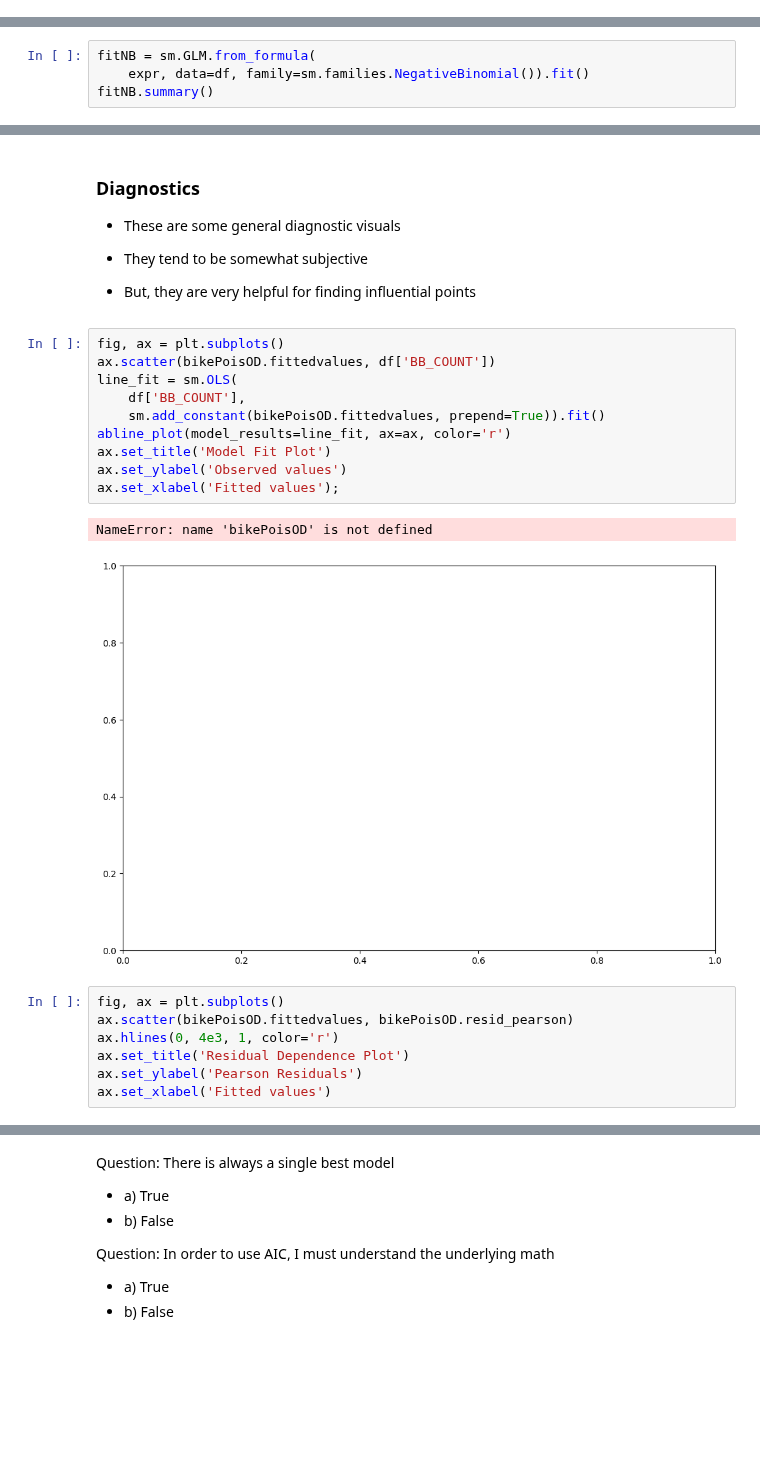
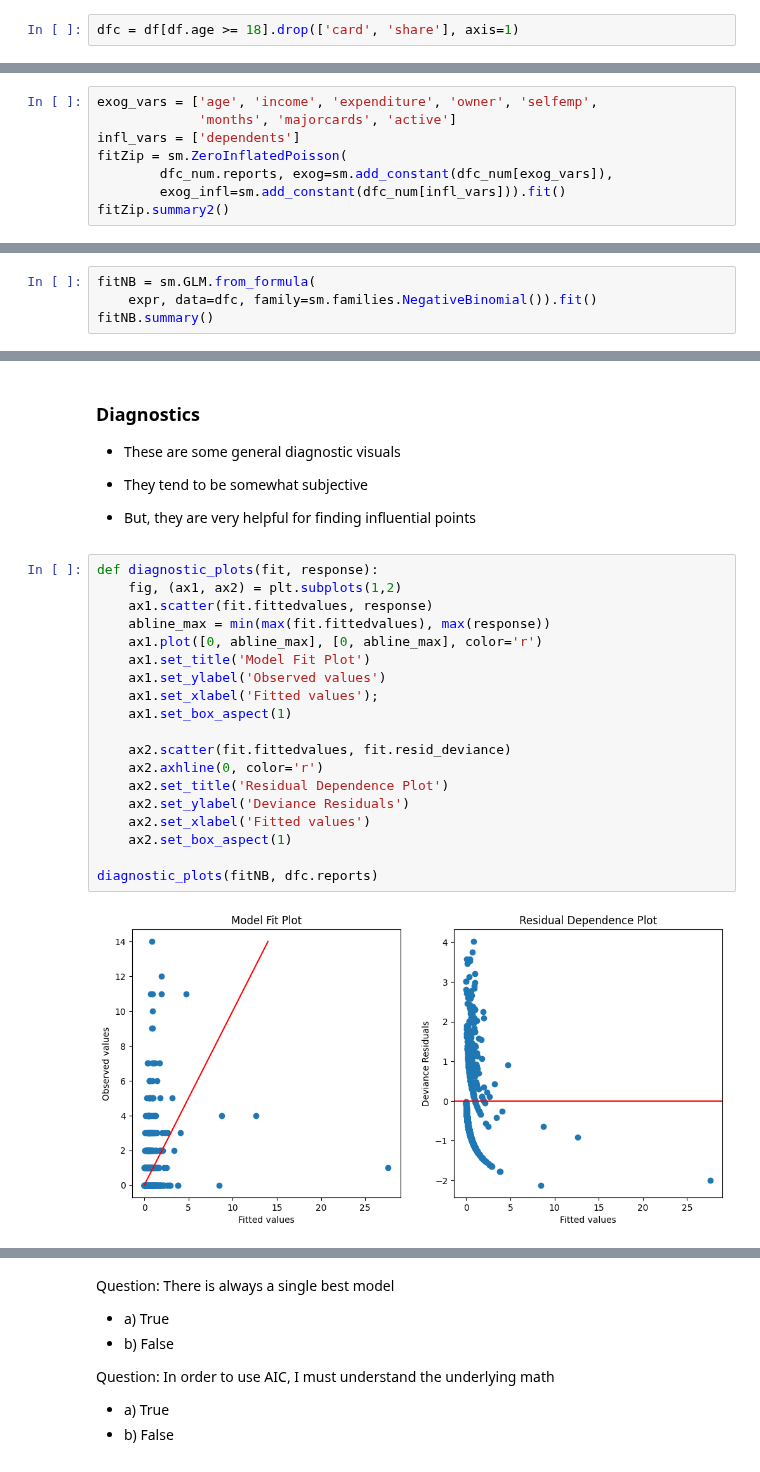
Before and after one commit to omesner/UMSTATS504, a Jupyter notebook: glms/glms.ipynb, the cells around one changed output, grey strips where cells are left out. Saved outputs shown, nothing was run; the diff lists cells and outputs as text; blank space fills up the shorter version.

```diff
--- a/glms/glms.ipynb
+++ b/glms/glms.ipynb
@@ -420 +352,3 @@ draw_outcome_plots(df1, 'reports', 4, 4)
+# %%
+dfc = df[df.age >= 18].drop(['card', 'share'], axis=1)
 # %% [markdown]
@@ -665,0 +897,8 @@ Generalized Linear Model Regression Results
+# %%
+exog_vars = ['age', 'income', 'expenditure', 'owner', 'selfemp',
+             'months', 'majorcards', 'active']
+infl_vars = ['dependents']
+fitZip = sm.ZeroInflatedPoisson(
+        dfc_num.reports, exog=sm.add_constant(dfc_num[exog_vars]),
+        exog_infl=sm.add_constant(dfc_num[infl_vars])).fit()
+fitZip.summary2()
@@ -665,0 +1006,4 @@ Generalized Linear Model Regression Results
+# %%
+fitNB = sm.GLM.from_formula(
+    expr, data=dfc, family=sm.families.NegativeBinomial()).fit()
+fitNB.summary()
@@ -788,4 +1415,0 @@ $$\text{Var}[Y|X] = E[Y|X]+\alpha E[Y|X]^2$$
-# %%
-fitNB = sm.GLM.from_formula(
-    expr, data=df, family=sm.families.NegativeBinomial()).fit()
-fitNB.summary()
@@ -846,22 +1423,23 @@ Negative Binomial AIC: 2113
 
 - But, they are very helpful for finding influential points
 # %%
-fig, ax = plt.subplots()
-ax.scatter(bikePoisOD.fittedvalues, df['BB_COUNT'])
-line_fit = sm.OLS(
-    df['BB_COUNT'],
-    sm.add_constant(bikePoisOD.fittedvalues, prepend=True)).fit()
-abline_plot(model_results=line_fit, ax=ax, color='r')
-ax.set_title('Model Fit Plot')
-ax.set_ylabel('Observed values')
-ax.set_xlabel('Fitted values');
+def diagnostic_plots(fit, response):
+    fig, (ax1, ax2) = plt.subplots(1,2)
+    ax1.scatter(fit.fittedvalues, response)
+    abline_max = min(max(fit.fittedvalues), max(response))
+    ax1.plot([0, abline_max], [0, abline_max], color='r')
+    ax1.set_title('Model Fit Plot')
+    ax1.set_ylabel('Observed values')
+    ax1.set_xlabel('Fitted values');
+    ax1.set_box_aspect(1)
+
+    ax2.scatter(fit.fittedvalues, fit.resid_deviance)
+    ax2.axhline(0, color='r')
+    ax2.set_title('Residual Dependence Plot')
+    ax2.set_ylabel('Deviance Residuals')
+    ax2.set_xlabel('Fitted values')
+    ax2.set_box_aspect(1)
+
+diagnostic_plots(fitNB, dfc.reports)
 # %% [output]
-NameError: name 'bikePoisOD' is not defined
-[figure, old version]
+[figure, new version]
-# %%
-fig, ax = plt.subplots()
-ax.scatter(bikePoisOD.fittedvalues, bikePoisOD.resid_pearson)
-ax.hlines(0, 4e3, 1, color='r')
-ax.set_title('Residual Dependence Plot')
-ax.set_ylabel('Pearson Residuals')
-ax.set_xlabel('Fitted values')
```
Also changed, not shown: parts of 77 cells of this notebook.
